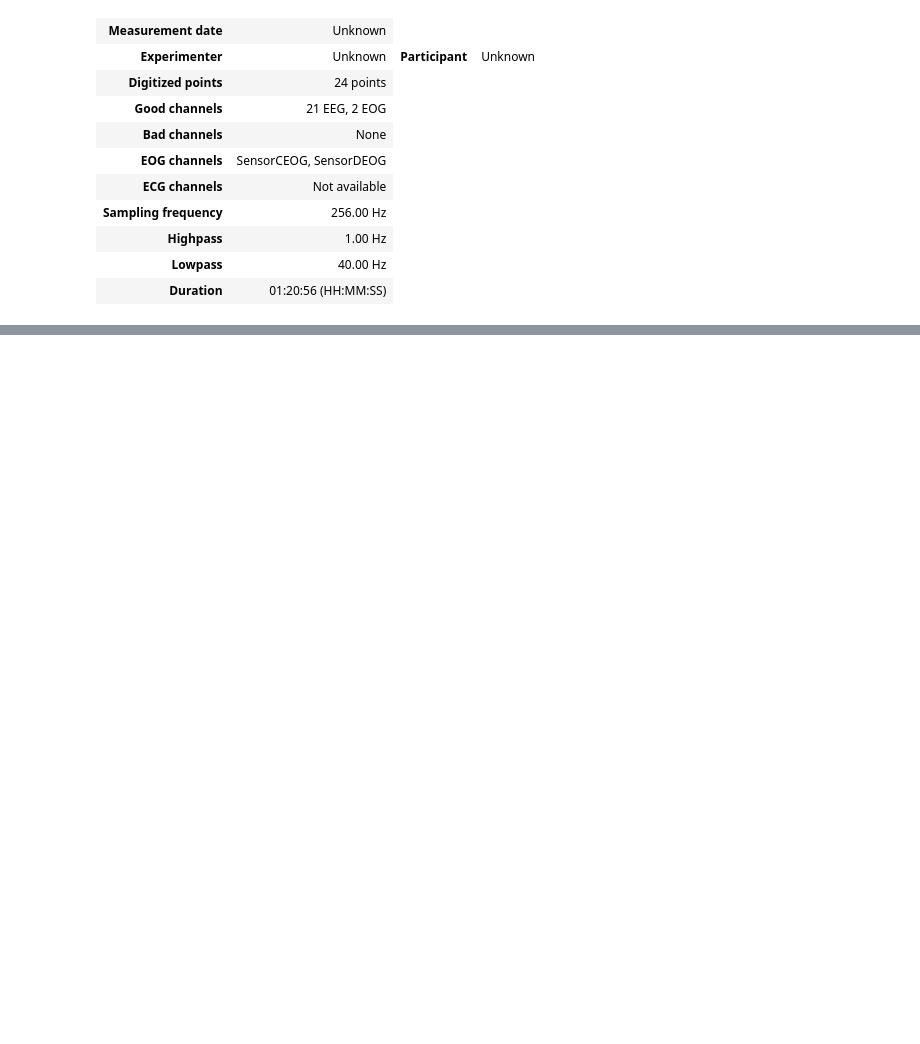
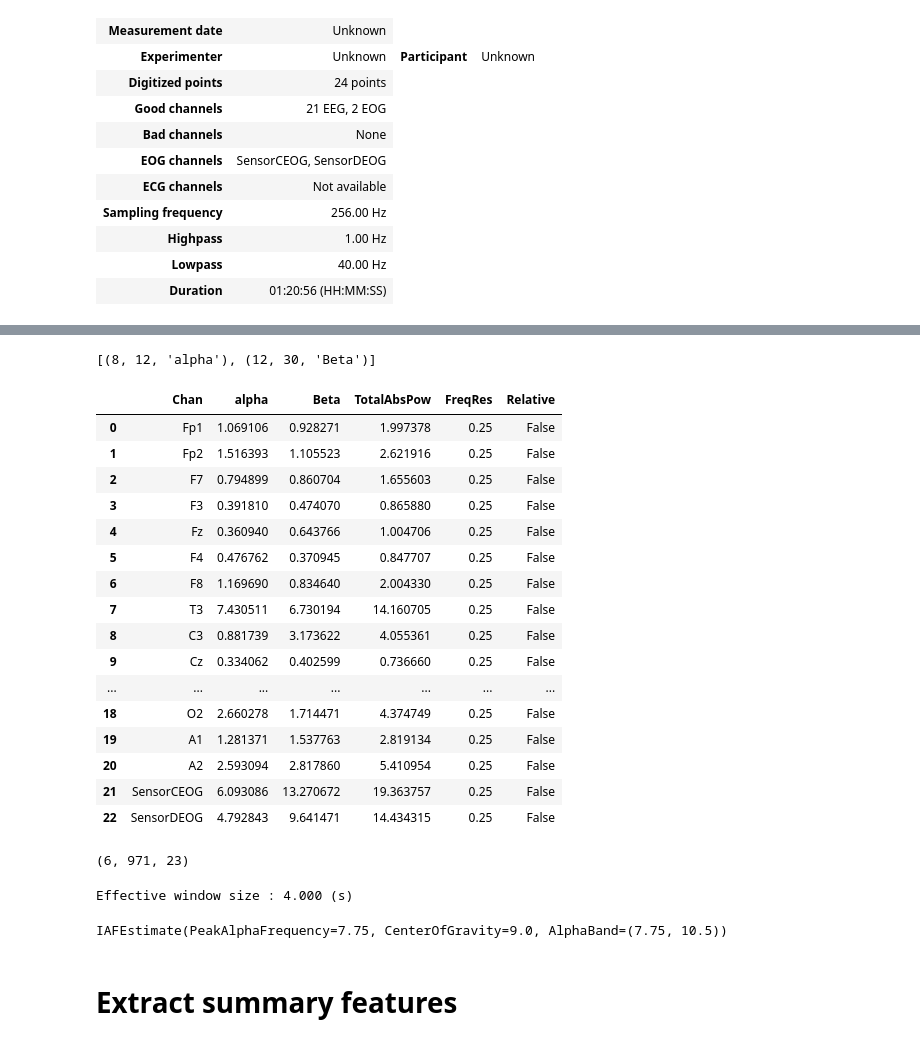
Before and after one commit to hanzohasashi33/EEG-meditation, a Jupyter notebook: preprocessing_notebook.ipynb, the cells around one changed output, grey strips where cells are left out. Saved outputs shown, nothing was run; the diff lists cells and outputs as text; code cells hidden in the pictures; blank space fills up the shorter version.

```diff
--- a/preprocessing_notebook.ipynb
+++ b/preprocessing_notebook.ipynb
@@ -286,0 +540,23 @@ count
+# %%
+bp = yasa.bandpower_from_psd(psd, freqs, ch_names=chan, bands=[(8, 12, 'alpha'), (12, 30, 'Beta')], relative=False)
+print(bp.bands_)  # Tip: see the frequency bands that were used
+bp
+# %% [output]
+[(8, 12, 'alpha'), (12, 30, 'Beta')]
+|  | Chan | alpha | Beta | TotalAbsPow | FreqRes | Relative |
+| 0 | Fp1 | 1.069106 | 0.928271 | 1.997378 | 0.25 | False |
+| 1 | Fp2 | 1.516393 | 1.105523 | 2.621916 | 0.25 | False |
+| 2 | F7 | 0.794899 | 0.860704 | 1.655603 | 0.25 | False |
+| 3 | F3 | 0.391810 | 0.474070 | 0.865880 | 0.25 | False |
+| 4 | Fz | 0.360940 | 0.643766 | 1.004706 | 0.25 | False |
+| 5 | F4 | 0.476762 | 0.370945 | 0.847707 | 0.25 | False |
+| 6 | F8 | 1.169690 | 0.834640 | 2.004330 | 0.25 | False |
+| 7 | T3 | 7.430511 | 6.730194 | 14.160705 | 0.25 | False |
+| 8 | C3 | 0.881739 | 3.173622 | 4.055361 | 0.25 | False |
+| 9 | Cz | 0.334062 | 0.402599 | 0.736660 | 0.25 | False |
+| ... | ... | ... | ... | ... | ... | ... |
+| 18 | O2 | 2.660278 | 1.714471 | 4.374749 | 0.25 | False |
+| 19 | A1 | 1.281371 | 1.537763 | 2.819134 | 0.25 | False |
+| 20 | A2 | 2.593094 | 2.817860 | 5.410954 | 0.25 | False |
+| 21 | SensorCEOG | 6.093086 | 13.270672 | 19.363757 | 0.25 | False |
+| 22 | SensorDEOG | 4.792843 | 9.641471 | 14.434315 | 0.25 | False |
@@ -286,0 +565,12 @@ count
+# %%
+bpowers.shape
+# %% [output]
+(6, 971, 23)
+# %%
+import philistine
+philistine.mne.savgol_iaf(raw)
+# %% [output]
+Effective window size : 4.000 (s)
+IAFEstimate(PeakAlphaFrequency=7.75, CenterOfGravity=9.0, AlphaBand=(7.75, 10.5))
+# %% [markdown]
+# Extract summary features
```
Also changed, not shown: parts of 51 cells of this notebook, 4 other files.
